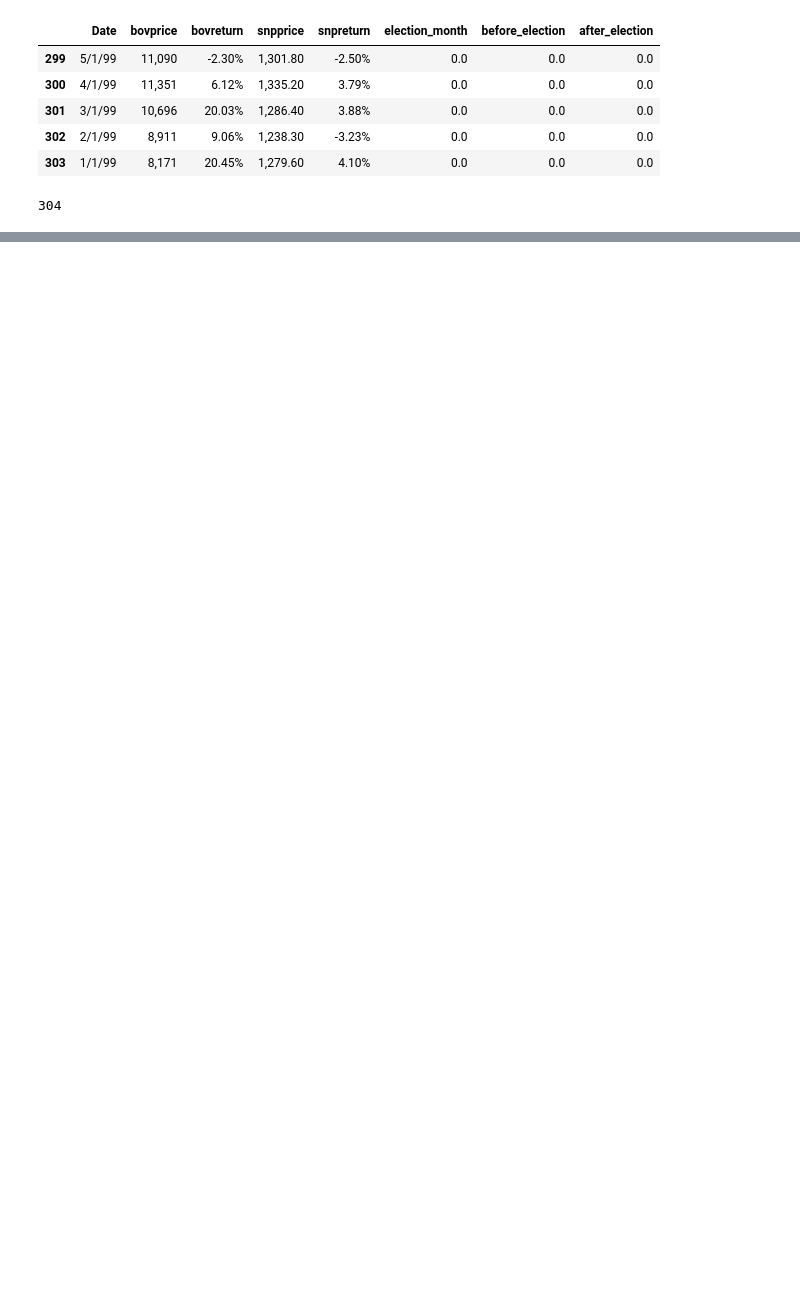
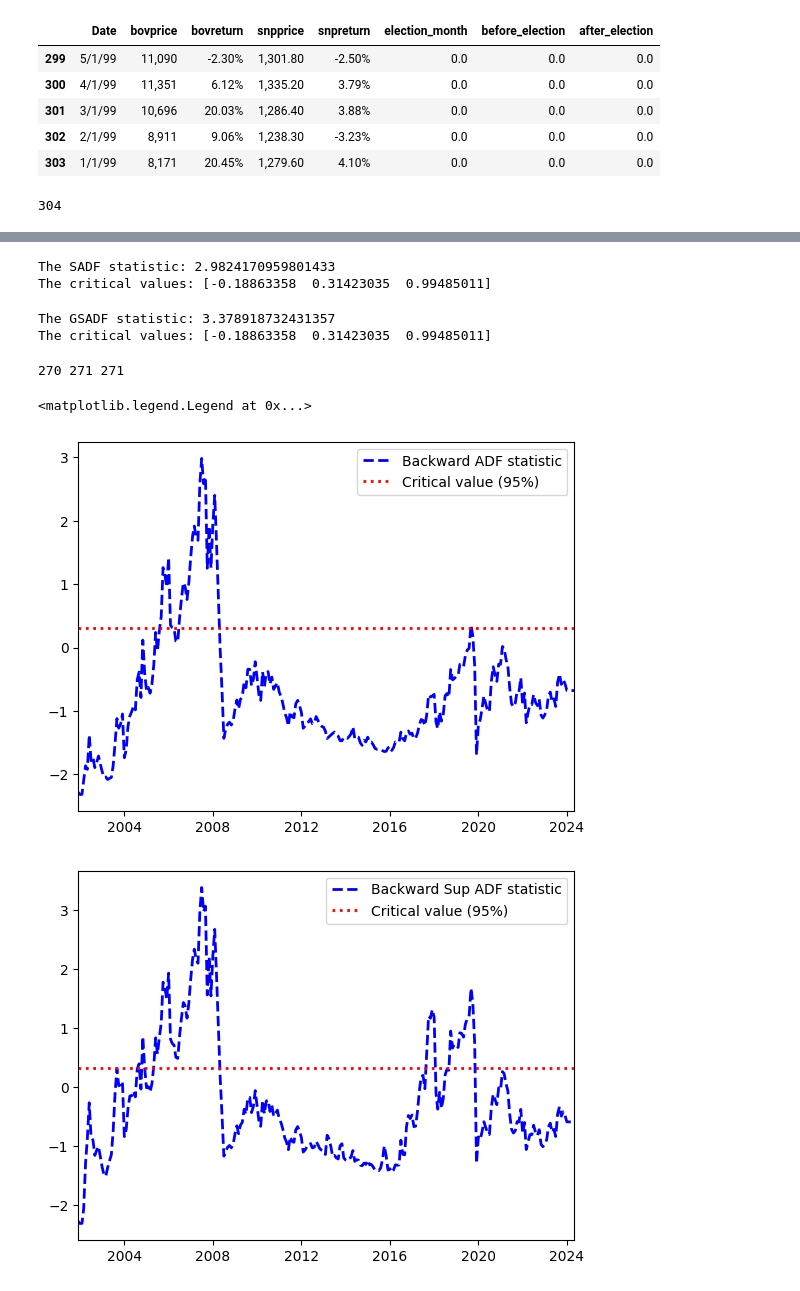
Before and after one commit to Philip-Lacava/Asset-Price-Bubble-Detection, a Jupyter notebook: Bubble Model 3.ipynb, the cells around one changed output, grey strips where cells are left out. Cells and saved outputs as stored; diff of their text form; code cells hidden in the pictures; blank space fills up the shorter version.

```diff
--- a/Bubble Model 3.ipynb
+++ b/Bubble Model 3.ipynb
@@ -226,3 +338,64 @@ SyntaxError: invalid syntax (3027992189.py, line 1)
 r0 = 0.01 + 1.8 / np.sqrt(T)
 swindow0 = int(np.floor(r0 * T))
 dim = T - swindow0 + 1
+# %%
+# Calculate the SADF statistic
+dateS = date[swindow0:]
+
+badfs = np.zeros(dim)
+for i in range(swindow0, T):
+    result = adfuller(df['bovprice'][:i+1], maxlag=2, regression='c', autolag=None)
+    badfs[i - swindow0] = result[0]
+sadf = np.max(badfs)
+
+print('The SADF statistic:', sadf)
+print('The critical values:', critical_values)
+# %% [output]
+The SADF statistic: 2.9824170959801433
+The critical values: [-0.18863358  0.31423035  0.99485011]
+# %%
+# Calculate the Generalized SADF statistic
+bsadfs = np.zeros(dim)
+for r2 in range(swindow0, T):
+    dim0 = r2 - swindow0 + 1
+    rwadft = np.zeros(dim0)
+    for r1 in range(dim0):
+        result = adfuller(df['bovprice'][r1:r2+1], maxlag=2, regression='c', autolag=None)
+        rwadft[r1] = result[0]
+    bsadfs[r2 - swindow0] = np.max(rwadft)
+
+gsadf = np.max(bsadfs)
+
+print('The GSADF statistic:', gsadf)
+print('The critical values:', critical_values)
+# %% [output]
+The GSADF statistic: 3.378918732431357
+The critical values: [-0.18863358  0.31423035  0.99485011]
+# %%
+print(len(dateS), len(bsadfs), len(badfs))
+# %% [output]
+270 271 271
+# %%
+# Removing excess values not in the date range
+badfs_plt = badfs[:-1]
+bsadfs_plt = bsadfs[:-1]
+# %%
+# Plot the backward ADF statistics
+plt.figure(1)
+plt.plot(dateS, badfs_plt, '--b', linewidth=2)
+plt.plot(dateS, [critical_values[1]]*len(dateS), ':r', linewidth=2)
+plt.xlim([dateS[0], dateS[-1]])
+plt.legend(['Backward ADF statistic', 'Critical value (95%)'])
+
+
+
+# Plot the Generalized SADF statistics
+plt.figure(2)
+plt.plot(dateS, bsadfs_plt, '--b', linewidth=2)
+plt.plot(dateS, [critical_values[1]]*len(dateS), ':r', linewidth=2)
+plt.xlim([dateS[0], dateS[-1]])
+plt.legend(['Backward Sup ADF statistic', 'Critical value (95%)'])
+# %% [output]
+<matplotlib.legend.Legend at 0x...>
+[figure, added]
+[figure, added]
```
Also changed, not shown: parts of 13 cells of this notebook, 1 other file.
